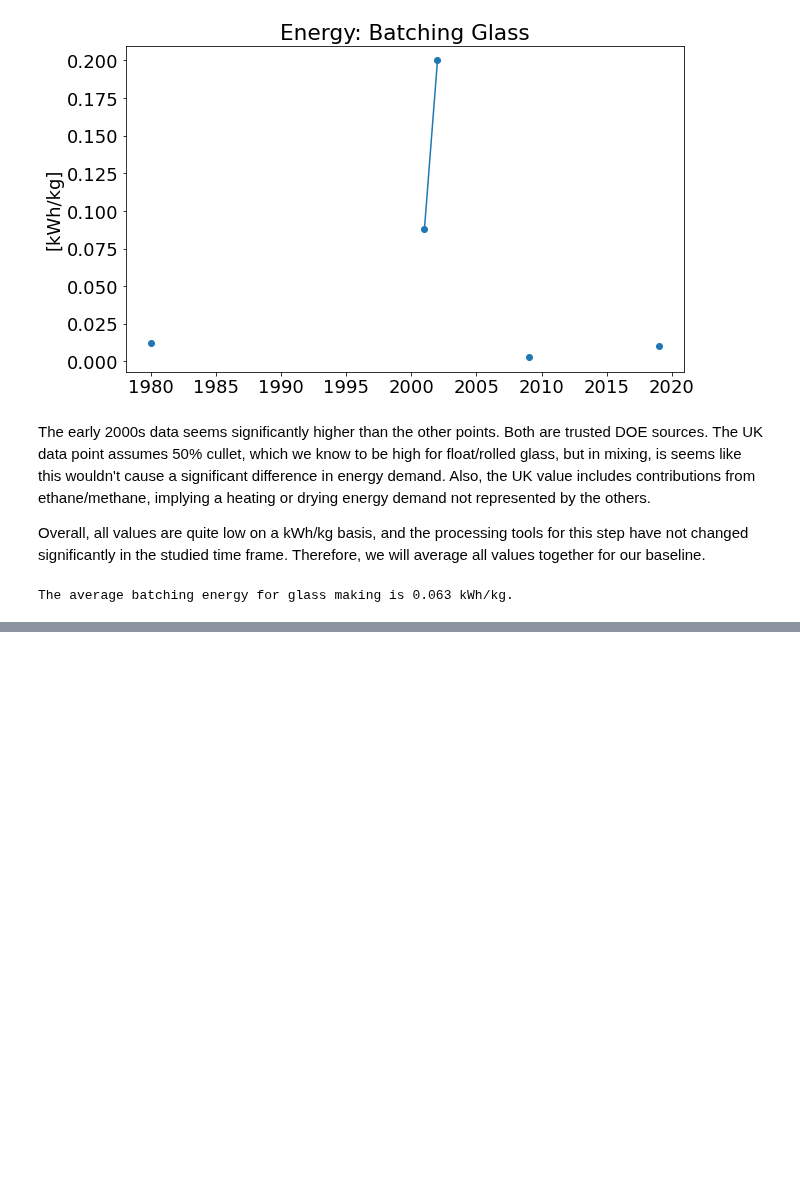
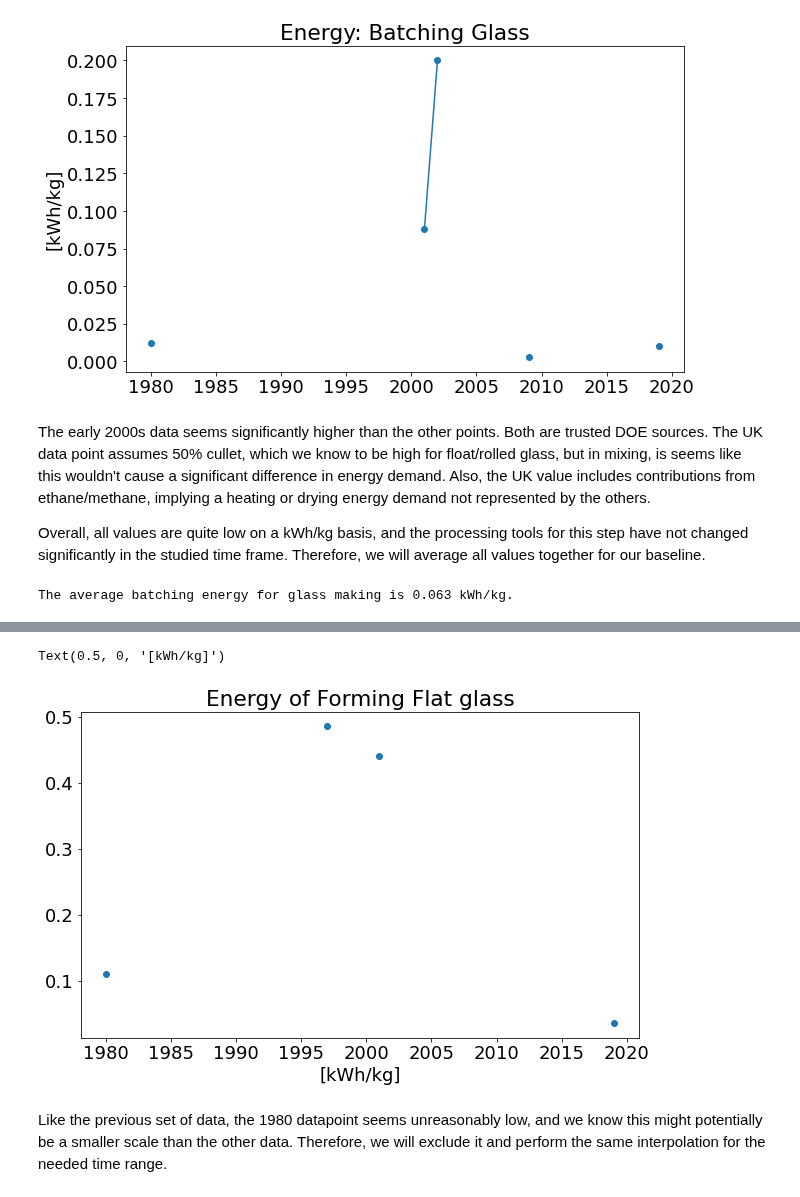
Before and after one commit to NREL/PV_ICE, a Jupyter notebook: docs/tutorials/baseline development documentation/(baseline development) Energy Glass Batch Prep - Post Forming.ipynb, the cells around one changed output, grey strips where cells are left out. Saved outputs shown, nothing was run; the diff lists cells and outputs as text; code cells hidden in the pictures; blank space fills up the shorter version.

```diff
--- a/docs/tutorials/baseline development documentation/(baseline development) Energy Glass Batch Prep - Post Forming.ipynb
+++ b/docs/tutorials/baseline development documentation/(baseline development) Energy Glass Batch Prep - Post Forming.ipynb
@@ -57,0 +118,5 @@ The next step in glass manufacturing is the melting of the glass. This is sepera
+# %%
+cwd = os.getcwd()
+#skipcols = ['Source', 'Notes','Country']
+e_glassform_raw = pd.read_csv(cwd+"/../../../PV_ICE/baselines/SupportingMaterial/energy-input-glassforming.csv",
+                                     index_col='year')#, usecols=lambda x: x not in skipcols)
@@ -57,0 +132,9 @@ The next step in glass manufacturing is the melting of the glass. This is sepera
+# %%
+plt.plot(e_glassform_raw.index,e_glassform_raw['E_Glassforming_kWhpkg'], marker='o')
+plt.title('Energy of Forming Flat glass')
+plt.xlabel('[kWh/kg]')
+# %% [output]
+Text(0.5, 0, '[kWh/kg]')
+[figure, added]
+# %% [markdown]
+Like the previous set of data, the 1980 datapoint seems unreasonably low, and we know this might potentially be a smaller scale than the other data. Therefore, we will exclude it and perform the same interpolation for the needed time range.
```
Also changed, not shown: parts of 19 cells of this notebook, 4 other files.
